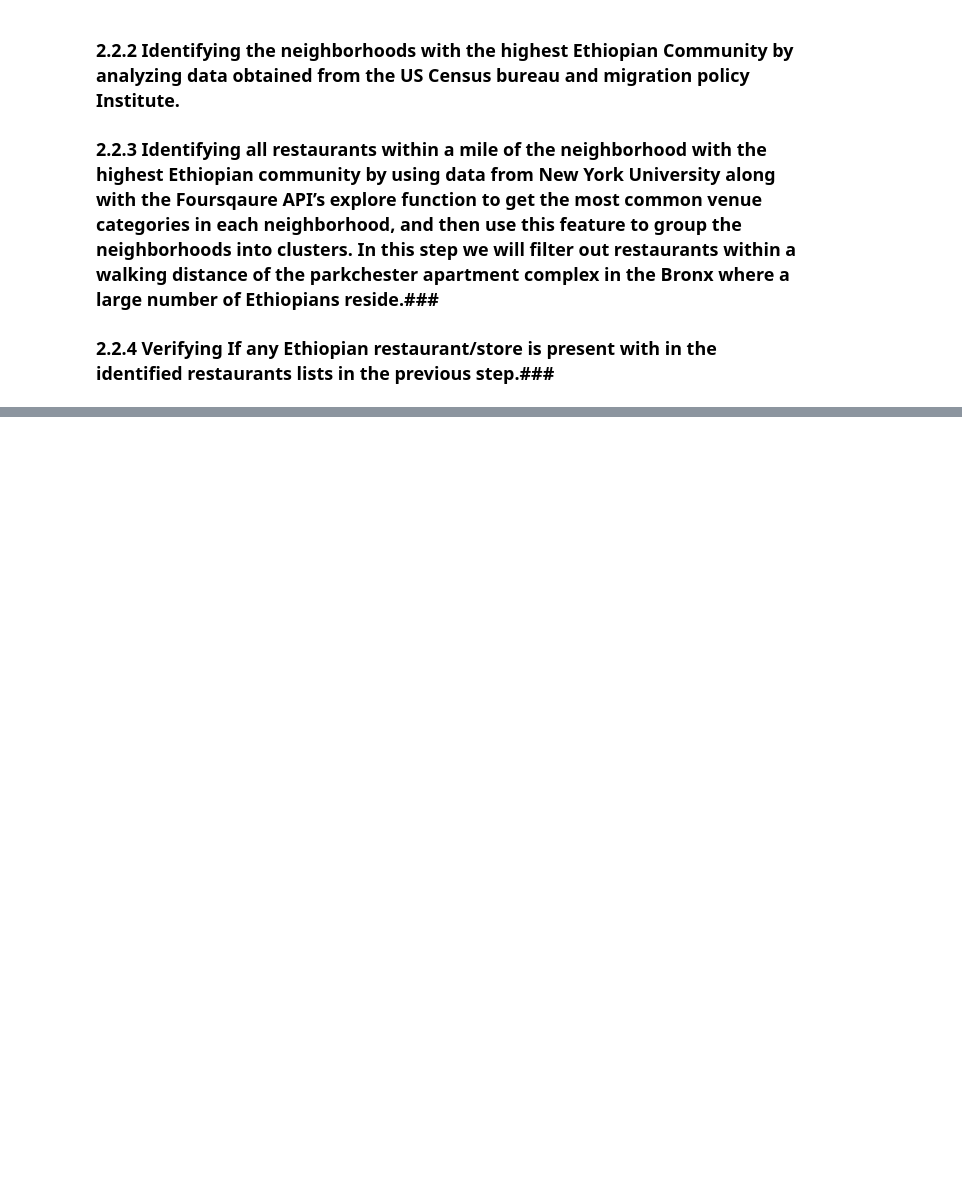
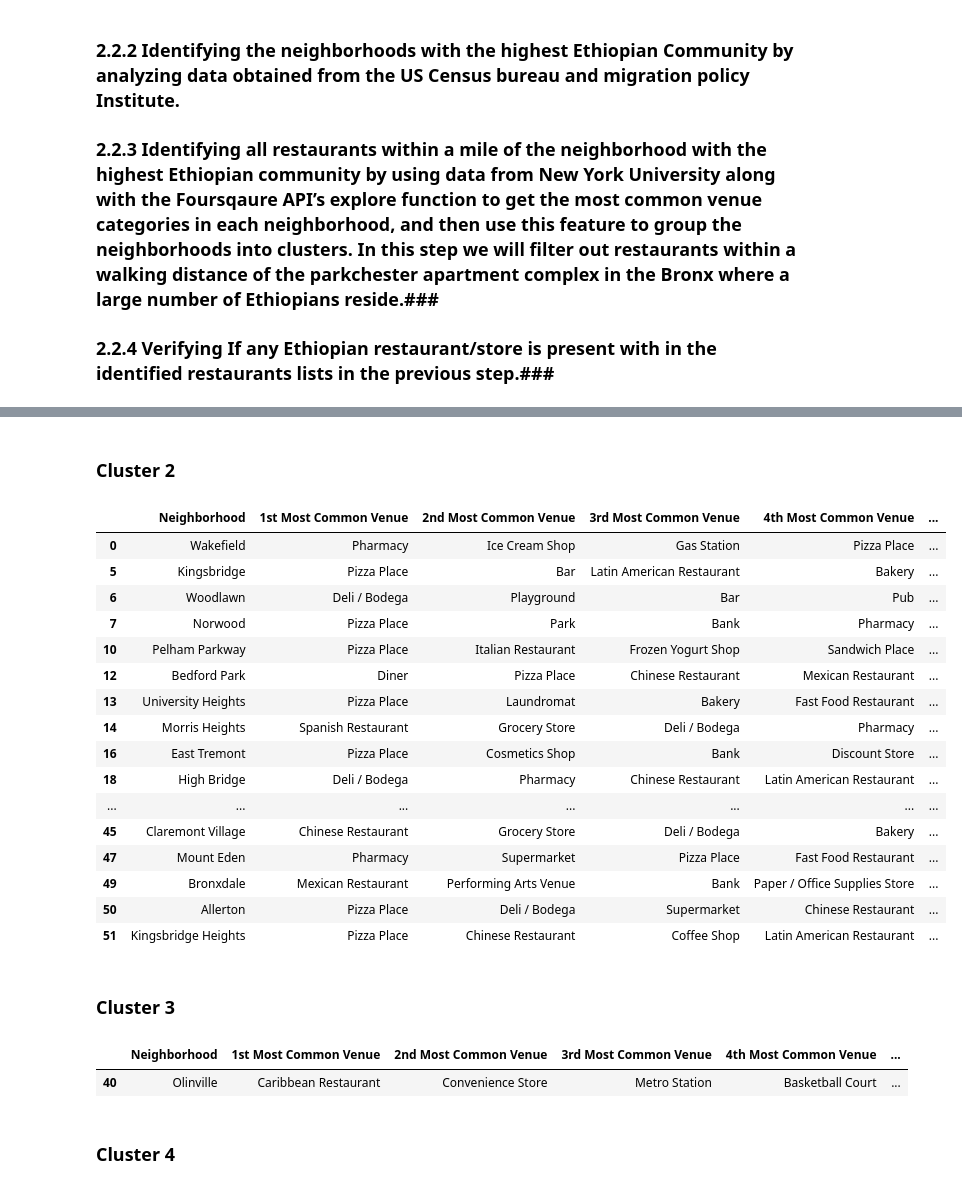
Before and after one commit to Yose45/Peer-graded-Assignment-Capstone-Project---The-Battle-of-Neighborhoods-Week-1-, a Jupyter notebook: Peer-graded Assignment: Capstone Project - Final.ipynb, the cells around one changed output, grey strips where cells are left out. Drawn from its saved outputs; the diff is of its cells as text; code cells hidden in the pictures; blank space fills up the shorter version.

```diff
--- a/Peer-graded Assignment: Capstone Project - Final.ipynb
+++ b/Peer-graded Assignment: Capstone Project - Final.ipynb
@@ -150,0 +709,31 @@
+# %% [markdown]
+### Cluster 2 ###
+# %%
+bronx_merged.loc[bronx_merged['Cluster Labels'] == 1, bronx_merged.columns[[1] + list(range(5, bronx_merged.shape[1]))]]
+# %% [output]
+|  | Neighborhood | 1st Most Common Venue | 2nd Most Common Venue | 3rd Most Common Venue | 4th Most Common Venue | ... |
+| 0 | Wakefield | Pharmacy | Ice Cream Shop | Gas Station | Pizza Place | ... |
+| 5 | Kingsbridge | Pizza Place | Bar | Latin American Restaurant | Bakery | ... |
+| 6 | Woodlawn | Deli / Bodega | Playground | Bar | Pub | ... |
+| 7 | Norwood | Pizza Place | Park | Bank | Pharmacy | ... |
+| 10 | Pelham Parkway | Pizza Place | Italian Restaurant | Frozen Yogurt Shop | Sandwich Place | ... |
+| 12 | Bedford Park | Diner | Pizza Place | Chinese Restaurant | Mexican Restaurant | ... |
+| 13 | University Heights | Pizza Place | Laundromat | Bakery | Fast Food Restaurant | ... |
+| 14 | Morris Heights | Spanish Restaurant | Grocery Store | Deli / Bodega | Pharmacy | ... |
+| 16 | East Tremont | Pizza Place | Cosmetics Shop | Bank | Discount Store | ... |
+| 18 | High Bridge | Deli / Bodega | Pharmacy | Chinese Restaurant | Latin American Restaurant | ... |
+| ... | ... | ... | ... | ... | ... | ... |
+| 45 | Claremont Village | Chinese Restaurant | Grocery Store | Deli / Bodega | Bakery | ... |
+| 47 | Mount Eden | Pharmacy | Supermarket | Pizza Place | Fast Food Restaurant | ... |
+| 49 | Bronxdale | Mexican Restaurant | Performing Arts Venue | Bank | Paper / Office Supplies Store | ... |
+| 50 | Allerton | Pizza Place | Deli / Bodega | Supermarket | Chinese Restaurant | ... |
+| 51 | Kingsbridge Heights | Pizza Place | Chinese Restaurant | Coffee Shop | Latin American Restaurant | ... |
+# %% [markdown]
+### Cluster 3 ###
+# %%
+bronx_merged.loc[bronx_merged['Cluster Labels'] == 2, bronx_merged.columns[[1] + list(range(5, bronx_merged.shape[1]))]]
+# %% [output]
+|  | Neighborhood | 1st Most Common Venue | 2nd Most Common Venue | 3rd Most Common Venue | 4th Most Common Venue | ... |
+| 40 | Olinville | Caribbean Restaurant | Convenience Store | Metro Station | Basketball Court | ... |
+# %% [markdown]
+### Cluster 4 ###
```
Also changed, not shown: parts of 89 cells of this notebook.
